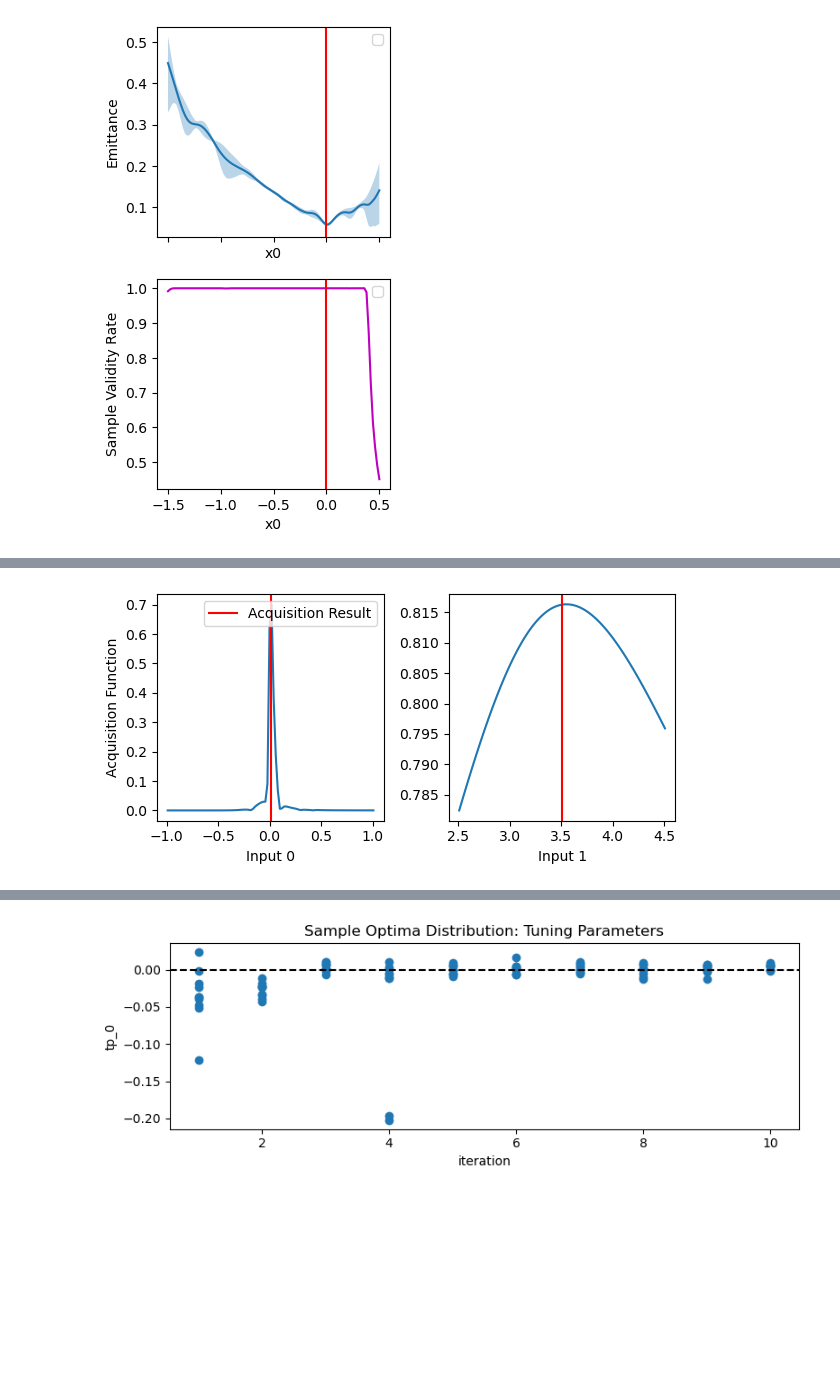
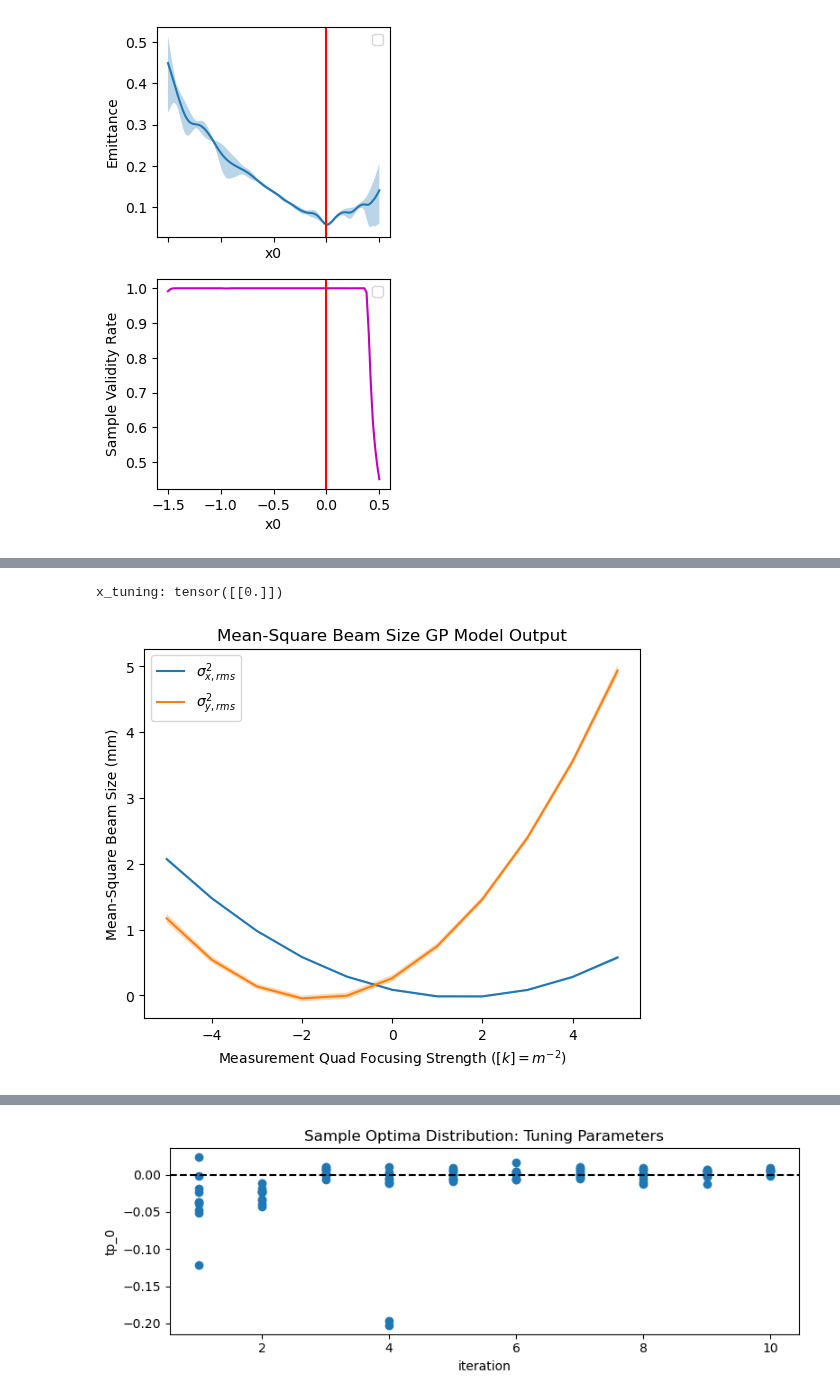
Before and after one commit to roussel-ryan/emitopt, a Jupyter notebook: examples/bax-emittance-xy-minimization-toy-model-2d-PAPERFIG.ipynb, the cells around one changed output, grey strips where cells are left out. Saved outputs shown, nothing was run; the diff lists cells and outputs as text; code cells hidden in the pictures; blank space fills up the shorter version.

```diff
--- a/examples/bax-emittance-xy-minimization-toy-model-2d-PAPERFIG.ipynb
+++ b/examples/bax-emittance-xy-minimization-toy-model-2d-PAPERFIG.ipynb
@@ -536,38 +501,6 @@ optimize_acqf took 1.4406869411468506 seconds.
-# %%
-# acq = optimizer.generator.get_acquisition(optimizer.generator.model)
-
-# last_acq = np.vstack(data_all[0].iloc[-1][list(vocs.variable_data([vocs.random_inputs()], '').keys())].values[:]).astype(float)
-# last_acq = torch.tensor(last_acq).reshape(1,-1)
-
-last_acq = res[0]
-# last_acq = torch.tensor(optimizer.data[vocs.variable_names].iloc[-1].to_numpy().reshape(1,-1))
-
-fig, axs = plt.subplots(1, ndim)
-
-fig.set_size_inches(3*(ndim), 3)
-
-for scan_dim in range(ndim):
-    X_scan = last_acq.repeat(100,1)
-#     ls = torch.linspace(*vocs.bounds.T[scan_dim],100)
-    ls = torch.linspace(last_acq[0,scan_dim]-1,last_acq[0,scan_dim]+1,100)
-
-    X_scan[:,scan_dim] = ls
-
-    acq_scan = torch.tensor([acq(X.reshape(1,-1)) for X in X_scan]).reshape(-1)
-
-    ax = axs[scan_dim]
-
-    ax.plot(ls.cpu(), acq_scan.detach().cpu())
-    ax.axvline(last_acq[0,scan_dim].cpu(), c='r', label='Acquisition Result')
-
-
-    ax.set_xlabel('Input ' + str(scan_dim))
-
-    if scan_dim == 0:
-        ax.set_ylabel('Acquisition Function')
-        ax.legend()
-
-plt.tight_layout()
-plt.show()
-# %% [output]
-[figure, removed]
+# %%
+from emitopt.plot_utils import plot_virtual_measurement_scan
+plot_virtual_measurement_scan(optimizer, torch.tensor([[0.]]))
+# %% [output]
+x_tuning: tensor([[0.]])
+[figure, added]
```
Also changed, not shown: parts of 33 cells of this notebook, 1 other file.
